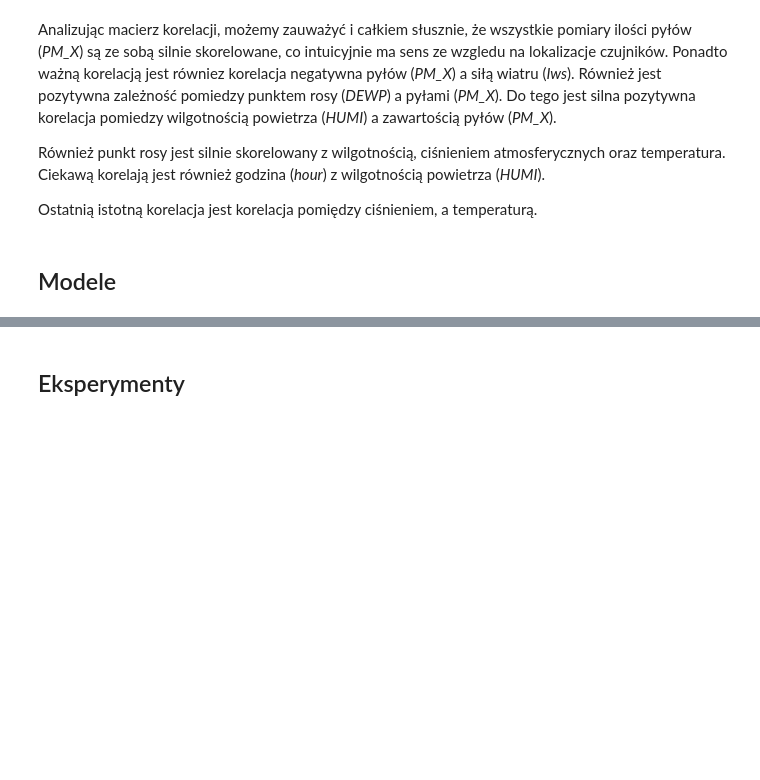
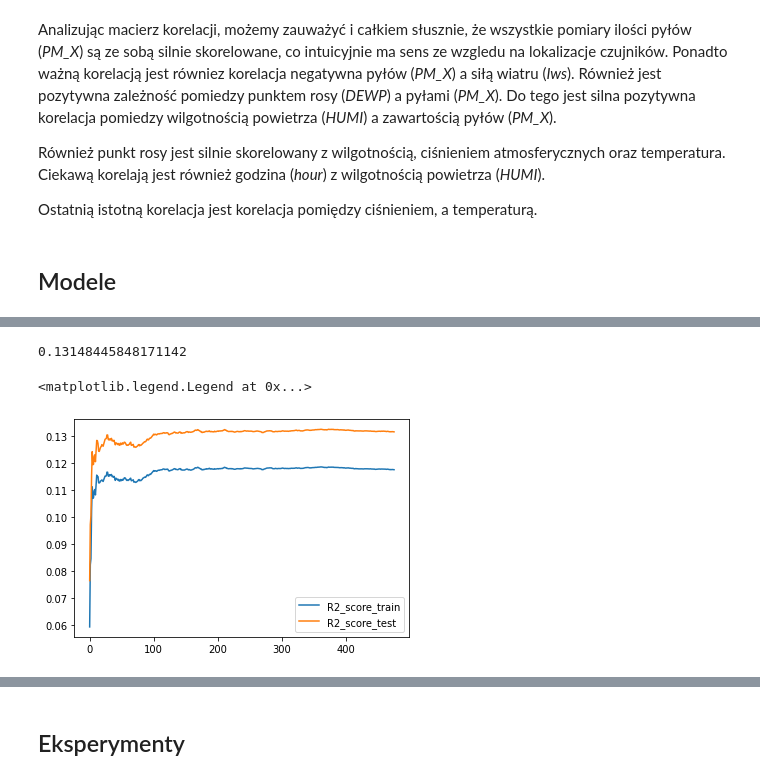
Before and after one commit to Belvenix/pmg_projekt_1, a Jupyter notebook: PMG-projekt-kuba.ipynb, the cells around one changed output, grey strips where cells are left out. Cells and saved outputs as stored; diff of their text form; code cells hidden in the pictures; blank space fills up the shorter version.

Commit message:
Dodano pierwsze modele i ich wyniki

```diff
--- a/PMG-projekt-kuba.ipynb
+++ b/PMG-projekt-kuba.ipynb
@@ -266,0 +277,55 @@ bayes_ridge.score(X_test[features], y_test[target])
+# %%
+online_model = FullConjugateBayesLinReg(len(features), alpha_init=.2)
+
+online_model.fit(X_train, y_train)
+
+y_pred = online_model.predict(X_test).pdf(.9999)
+
+r2_score(y_test, y_pred)
+# %% [output]
+0.13148445848171142
+# %%
+class OnlineModel(FullConjugateBayesLinReg):
+    def __init__(
+        self,
+        n_features,
+        n_iter=300,
+        tol=1.e-3,
+        alpha_shape=1.e-6, # non-informative prior
+        alpha_rate=1.e-6,
+        lmbda_shape=2, # mode=1 => standard normal posterior
+        lmbda_rate=1,
+        alpha_init=None,
+        lmbda_init=1,
+        fit_intercept=False
+    ):
+        FullConjugateBayesLinReg.__init__(self, n_features, n_iter, tol, alpha_shape,
+                                          alpha_rate, lmbda_shape, lmbda_rate, alpha_init,
+                                          lmbda_init, fit_intercept)
+
+    def model_fit(self, i, X_train, y_train):
+        self.fit(X_train[:i], y_train[:i])
+# %%
+online_model = OnlineModel(len(features), alpha_init=.2)
+
+rs_train, rs_test = [], []
+
+from tqdm.auto import tqdm
+
+batch_size = 32
+
+for i in tqdm(range(batch_size, len(X_train) + 1, batch_size)):
+    online_model.model_fit(i, X_train, y_train)
+
+    y_pred = online_model.predict(X_train).pdf(.9999)
+    rs_train.append(r2_score(y_train, y_pred))
+
+    y_pred = online_model.predict(X_test).pdf(.9999)
+    rs_test.append(r2_score(y_test, y_pred))
+# %%
+plt.plot(range(len(rs_train)), rs_train, label='R2_score_train')
+plt.plot(range(len(rs_test)), rs_test, label='R2_score_test')
+plt.legend()
+# %% [output]
+<matplotlib.legend.Legend at 0x...>
+[figure, added]
```
Also changed, not shown: parts of 12 cells of this notebook.
